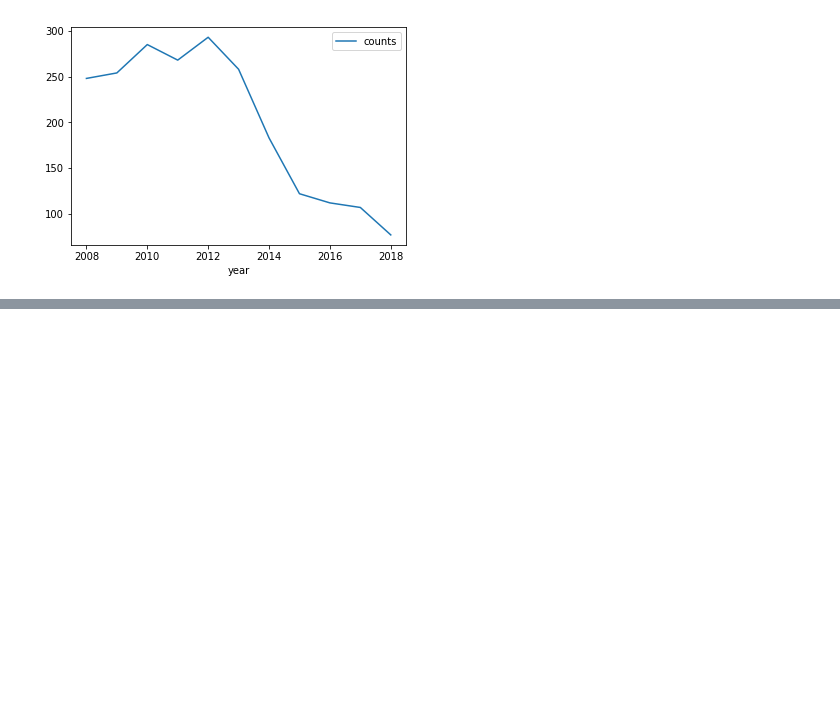
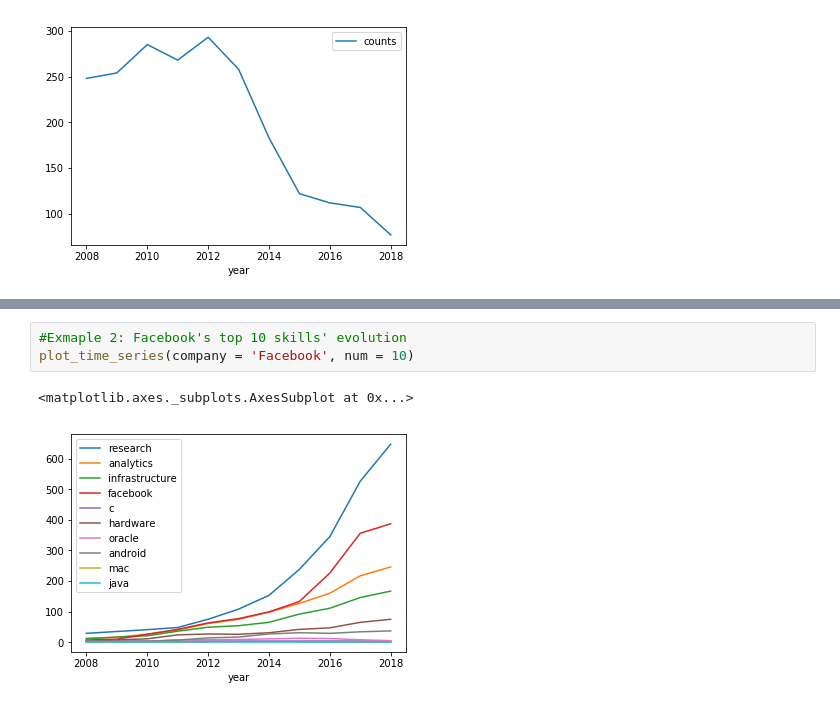
Before and after one commit to hodsonjames/employment, a Jupyter notebook: LDA_replication/tech_extraction.ipynb, the cells around one changed output, grey strips where cells are left out. Cells and saved outputs as stored; diff of their text form; blank space fills up the shorter version.

```diff
--- a/LDA_replication/tech_extraction.ipynb
+++ b/LDA_replication/tech_extraction.ipynb
@@ -229,0 +322,6 @@ search_and_plot(comp = 'Microsoft', keyword = 'windows')
+# %%
+#Exmaple 2: Facebook's top 10 skills' evolution
+plot_time_series(company = 'Facebook', num = 10)
+# %% [output]
+<matplotlib.axes._subplots.AxesSubplot at 0x...>
+[figure, added]
```
Also changed, not shown: parts of 9 cells of this notebook, 3 other files.
